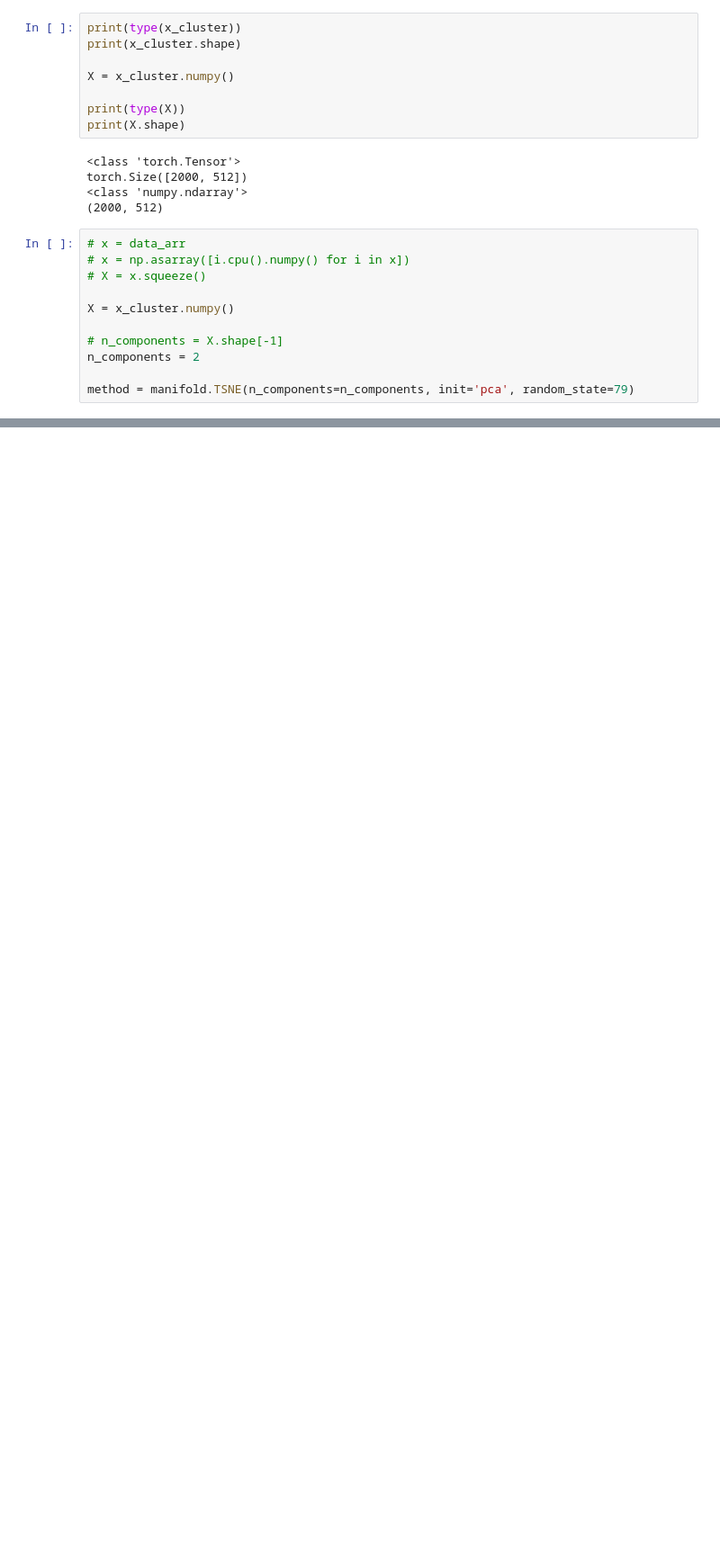
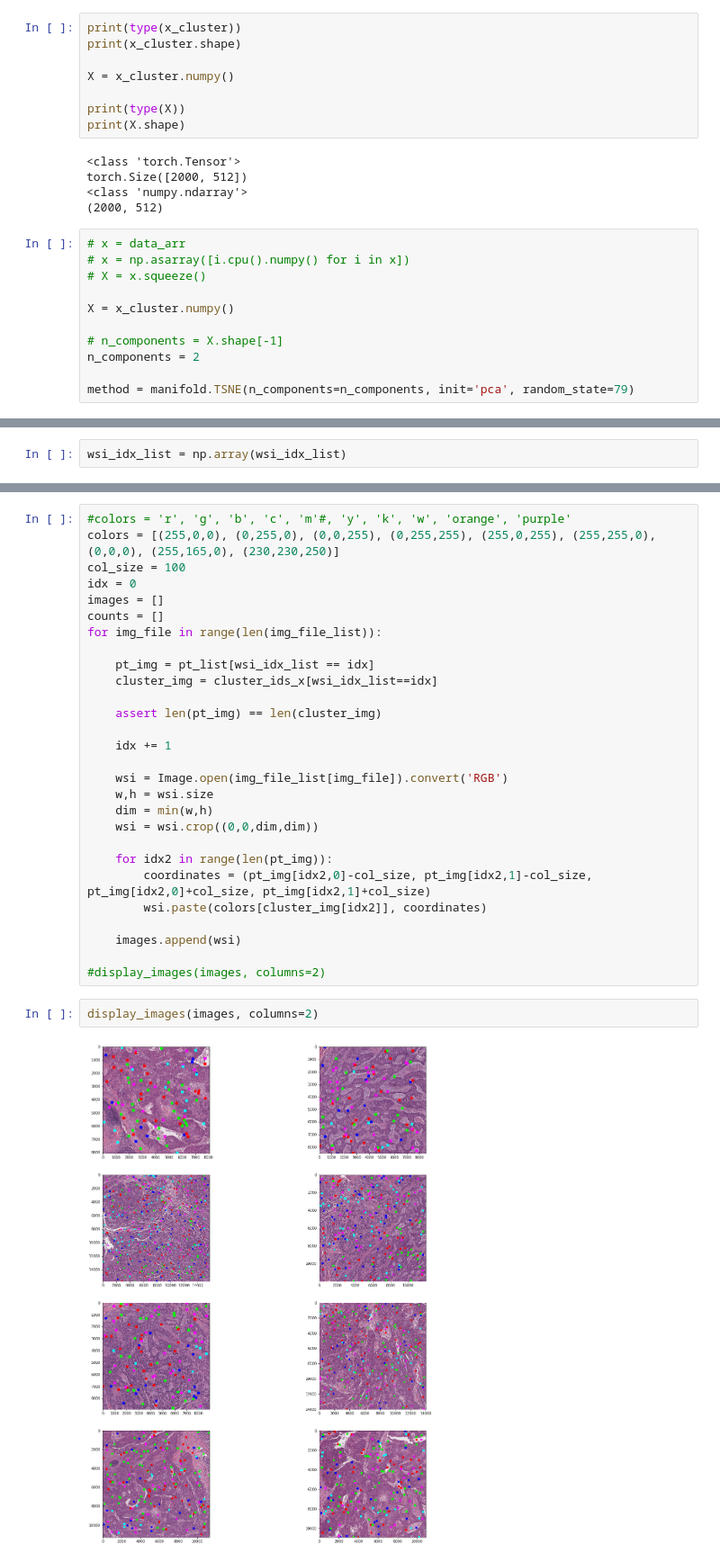
Before and after one commit to deepkarman/BrC_GraphMIL, a Jupyter notebook: Plot_regions.ipynb, the cells around one changed output, grey strips where cells are left out. Shown at 90% size. Saved outputs shown, nothing was run; the diff lists cells and outputs as text; blank space fills up the shorter version.

```diff
--- a/Plot_regions.ipynb
+++ b/Plot_regions.ipynb
@@ -439,0 +482,2 @@ time: 8.7 sec
+# %%
+wsi_idx_list = np.array(wsi_idx_list)
@@ -439,0 +538,32 @@ time: 8.7 sec
+# %%
+#colors = 'r', 'g', 'b', 'c', 'm'#, 'y', 'k', 'w', 'orange', 'purple'
+colors = [(255,0,0), (0,255,0), (0,0,255), (0,255,255), (255,0,255), (255,255,0), (0,0,0), (255,165,0), (230,230,250)]
+col_size = 100
+idx = 0
+images = []
+counts = []
+for img_file in range(len(img_file_list)):
+
+    pt_img = pt_list[wsi_idx_list == idx]
+    cluster_img = cluster_ids_x[wsi_idx_list==idx]
+
+    assert len(pt_img) == len(cluster_img)
+
+    idx += 1
+
+    wsi = Image.open(img_file_list[img_file]).convert('RGB')
+    w,h = wsi.size
+    dim = min(w,h)
+    wsi = wsi.crop((0,0,dim,dim))
+
+    for idx2 in range(len(pt_img)):
+        coordinates = (pt_img[idx2,0]-col_size, pt_img[idx2,1]-col_size, pt_img[idx2,0]+col_size, pt_img[idx2,1]+col_size)
+        wsi.paste(colors[cluster_img[idx2]], coordinates)
+
+    images.append(wsi)
+
+#display_images(images, columns=2)
+# %%
+display_images(images, columns=2)
+# %% [output]
+[figure, added]
```
Also changed, not shown: parts of 39 cells of this notebook, 2 other files.
